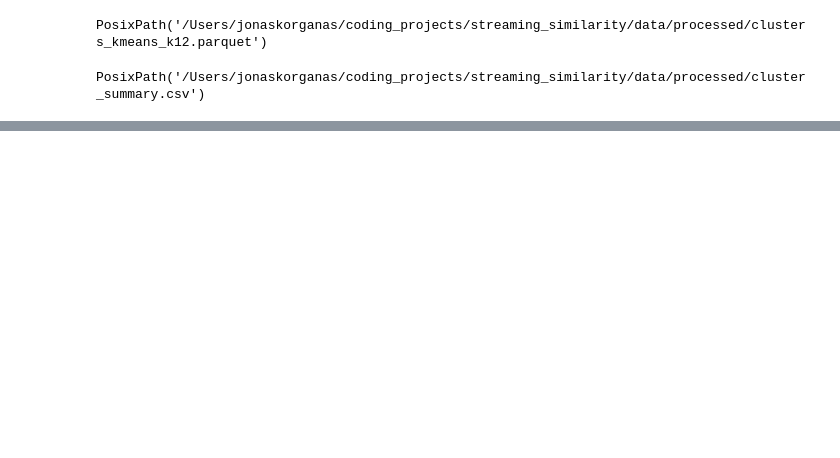
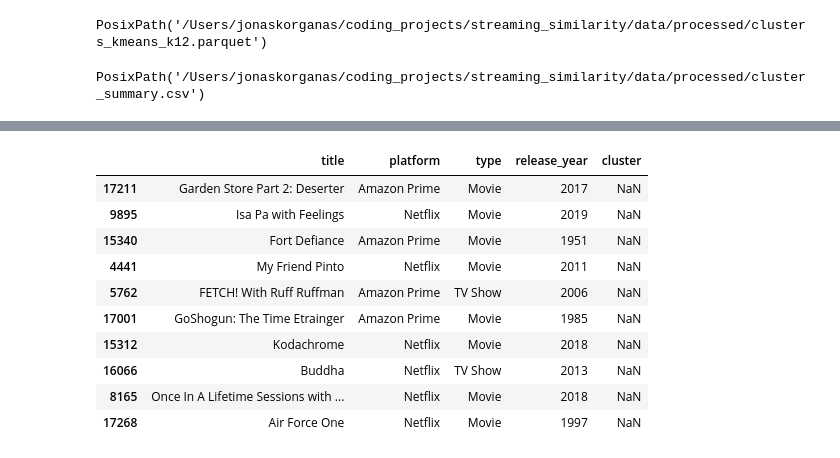
Before and after one commit to JediJoni/streaming_similarity, a Jupyter notebook: notebooks/04_clustering.ipynb, the cells around one changed output, grey strips where cells are left out. Drawn from its saved outputs; the diff is of its cells as text; code cells hidden in the pictures; blank space fills up the shorter version.

```diff
--- a/notebooks/04_clustering.ipynb
+++ b/notebooks/04_clustering.ipynb
@@ -76,0 +78,27 @@ catalog[["title", "platform", "type", "release_year", "cluster"]].sample(10)
+# %%
+REPO_ROOT = repo_root_from_cwd()
+catalog = load_catalog(REPO_ROOT)
+labels = pd.read_parquet(REPO_ROOT / "data" / "processed" / "clusters_kmeans_k12.parquet")  # index = title_id
+
+# # attach cluster labels by index alignment
+# catalog = catalog.join(labels, how="left")
+
+# Make sure labels is indexed by title_id too
+if "title_id" in labels.columns:
+    labels = labels.set_index("title_id")
+catalog["cluster"] = labels["cluster"]  # aligns by index
+
+
+catalog[["title", "platform", "type", "release_year", "cluster"]].sample(10, random_state=42)
+# %% [output]
+|  | title | platform | type | release_year | cluster |
+| 17211 | Garden Store Part 2: Deserter | Amazon Prime | Movie | 2017 | NaN |
+| 9895 | Isa Pa with Feelings | Netflix | Movie | 2019 | NaN |
+| 15340 | Fort Defiance | Amazon Prime | Movie | 1951 | NaN |
+| 4441 | My Friend Pinto | Netflix | Movie | 2011 | NaN |
+| 5762 | FETCH! With Ruff Ruffman | Amazon Prime | TV Show | 2006 | NaN |
+| 17001 | GoShogun: The Time Etrainger | Amazon Prime | Movie | 1985 | NaN |
+| 15312 | Kodachrome | Netflix | Movie | 2018 | NaN |
+| 16066 | Buddha | Netflix | TV Show | 2013 | NaN |
+| 8165 | Once In A Lifetime Sessions with ... | Netflix | Movie | 2018 | NaN |
+| 17268 | Air Force One | Netflix | Movie | 1997 | NaN |
```
Also changed, not shown: parts of 9 cells of this notebook, 8 other files.
